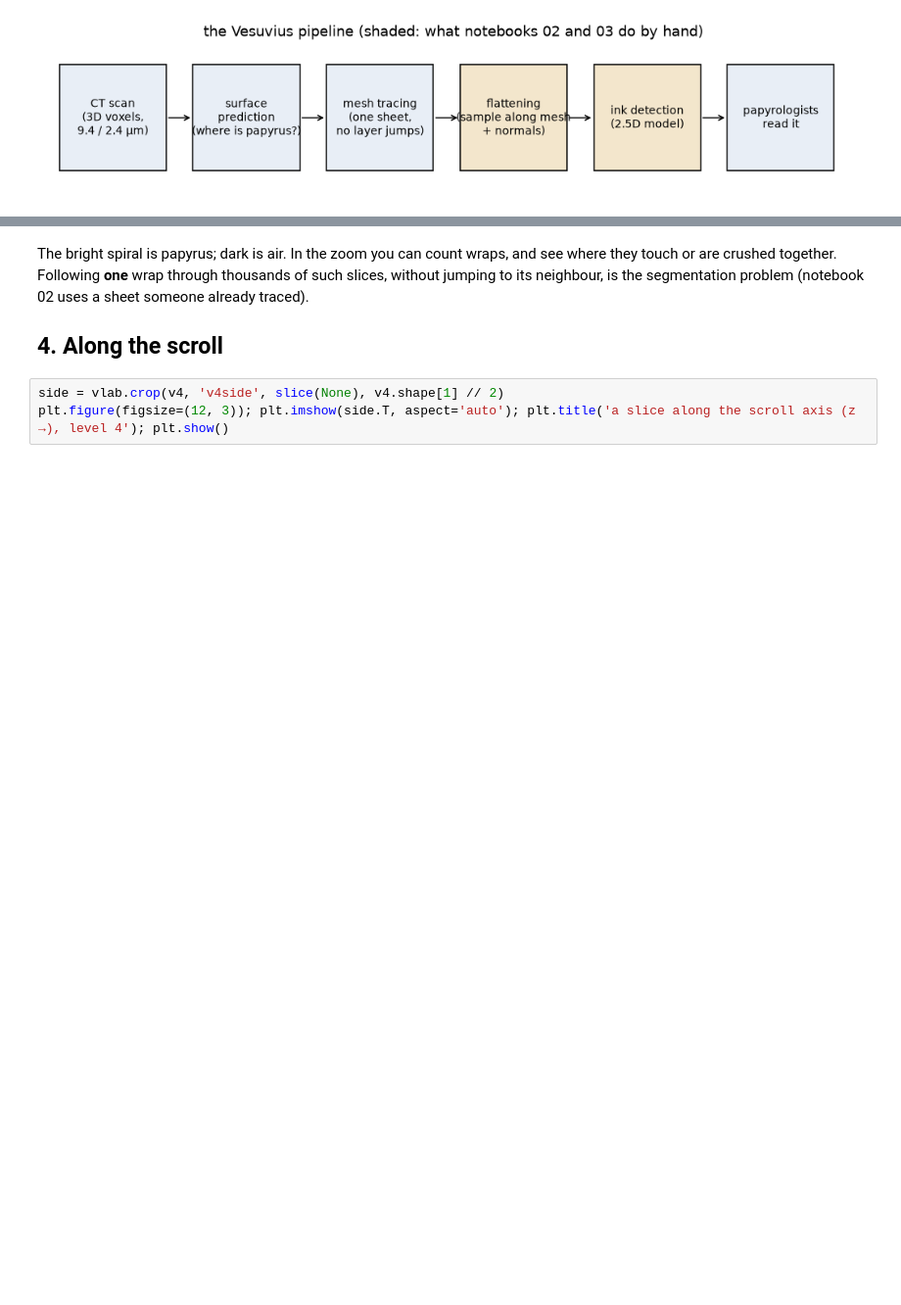
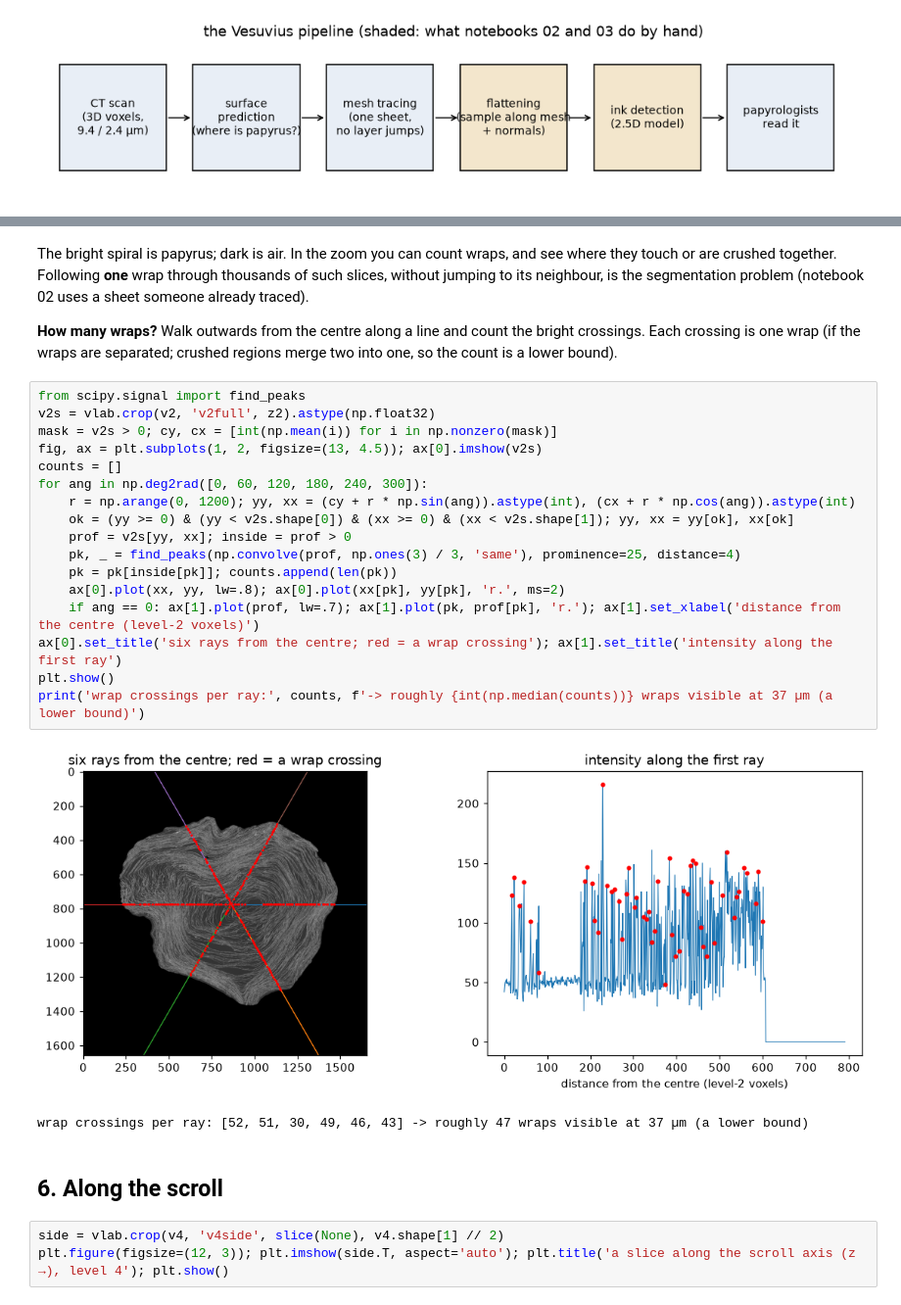
Before and after one commit to alexchilton/vesuvius-labs, a Jupyter notebook: notebooks/00_the_problem.ipynb, the cells around one changed output, grey strips where cells are left out. Shown at 98% size. Saved outputs shown, nothing was run; the diff lists cells and outputs as text; blank space fills up the shorter version.

```diff
--- a/notebooks/00_the_problem.ipynb
+++ b/notebooks/00_the_problem.ipynb
@@ -83,7 +171,30 @@ The bright spiral is papyrus; dark is air. In the zoom you can count wraps, and
 together. Following **one** wrap through thousands of such slices, without jumping to its neighbour, is the
 segmentation problem (notebook 02 uses a sheet someone already traced).
 
-## 4. Along the scroll
+**How many wraps?** Walk outwards from the centre along a line and count the bright crossings. Each crossing is one
+wrap (if the wraps are separated; crushed regions merge two into one, so the count is a lower bound).
+# %%
+from scipy.signal import find_peaks
+v2s = vlab.crop(v2, 'v2full', z2).astype(np.float32)
+mask = v2s > 0; cy, cx = [int(np.mean(i)) for i in np.nonzero(mask)]
+fig, ax = plt.subplots(1, 2, figsize=(13, 4.5)); ax[0].imshow(v2s)
+counts = []
+for ang in np.deg2rad([0, 60, 120, 180, 240, 300]):
+    r = np.arange(0, 1200); yy, xx = (cy + r * np.sin(ang)).astype(int), (cx + r * np.cos(ang)).astype(int)
+    ok = (yy >= 0) & (yy < v2s.shape[0]) & (xx >= 0) & (xx < v2s.shape[1]); yy, xx = yy[ok], xx[ok]
+    prof = v2s[yy, xx]; inside = prof > 0
+    pk, _ = find_peaks(np.convolve(prof, np.ones(3) / 3, 'same'), prominence=25, distance=4)
+    pk = pk[inside[pk]]; counts.append(len(pk))
+    ax[0].plot(xx, yy, lw=.8); ax[0].plot(xx[pk], yy[pk], 'r.', ms=2)
+    if ang == 0: ax[1].plot(prof, lw=.7); ax[1].plot(pk, prof[pk], 'r.'); ax[1].set_xlabel('distance from the centre (level-2 voxels)')
+ax[0].set_title('six rays from the centre; red = a wrap crossing'); ax[1].set_title('intensity along the first ray')
+plt.show()
+print('wrap crossings per ray:', counts, f'-> roughly {int(np.median(counts))} wraps visible at 37 µm (a lower bound)')
+# %% [output]
+[figure, added]
+wrap crossings per ray: [52, 51, 30, 49, 46, 43] -> roughly 47 wraps visible at 37 µm (a lower bound)
+# %% [markdown]
+## 6. Along the scroll
 # %%
 side = vlab.crop(v4, 'v4side', slice(None), v4.shape[1] // 2)
 plt.figure(figsize=(12, 3)); plt.imshow(side.T, aspect='auto'); plt.title('a slice along the scroll axis (z →), level 4'); plt.show()
```
Also changed, not shown: parts of 14 cells of this notebook, 10 other files.
